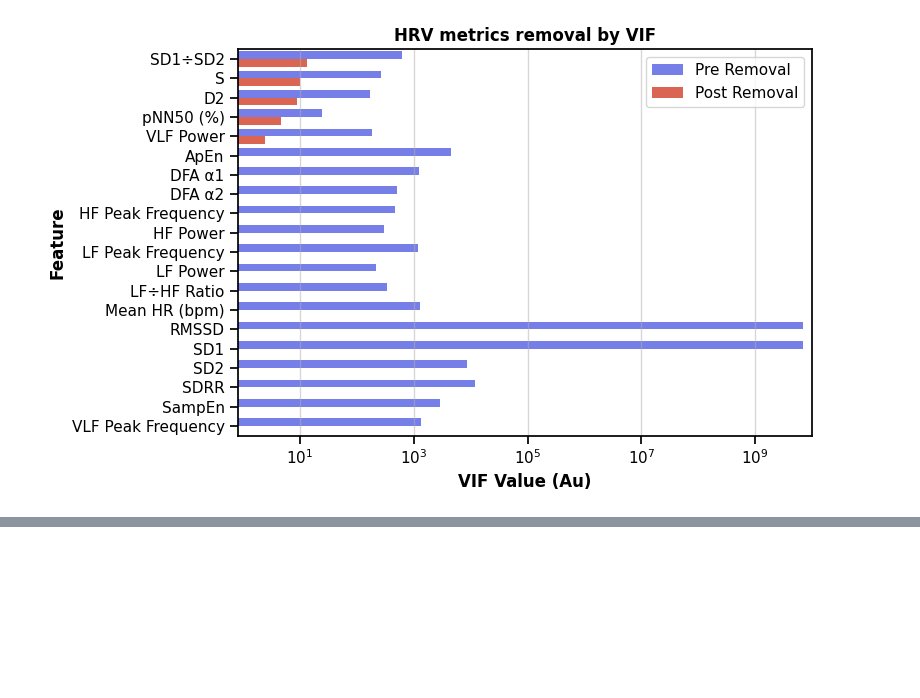
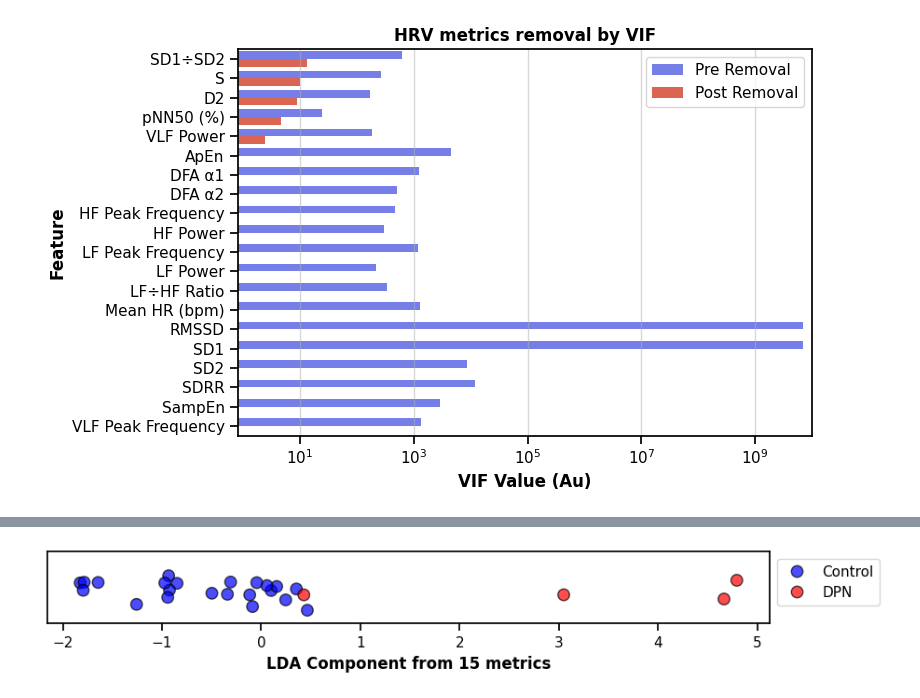
Before and after one commit to ad-aspera/HRV-EDA, a Jupyter notebook: pca_lda.ipynb, the cells around one changed output, grey strips where cells are left out. Saved outputs shown, nothing was run; the diff lists cells and outputs as text; code cells hidden in the pictures; blank space fills up the shorter version.

```diff
--- a/pca_lda.ipynb
+++ b/pca_lda.ipynb
@@ -536,0 +606,4 @@ Text(-71.75, 0.5, 'Feature')
+# %%
+remaining_features, lda_df, lda = vif_reduction(median_pivot.copy(), n=5)
+# %% [output]
+[figure, added]
```
Also changed, not shown: parts of 23 cells of this notebook, 18 other files.
